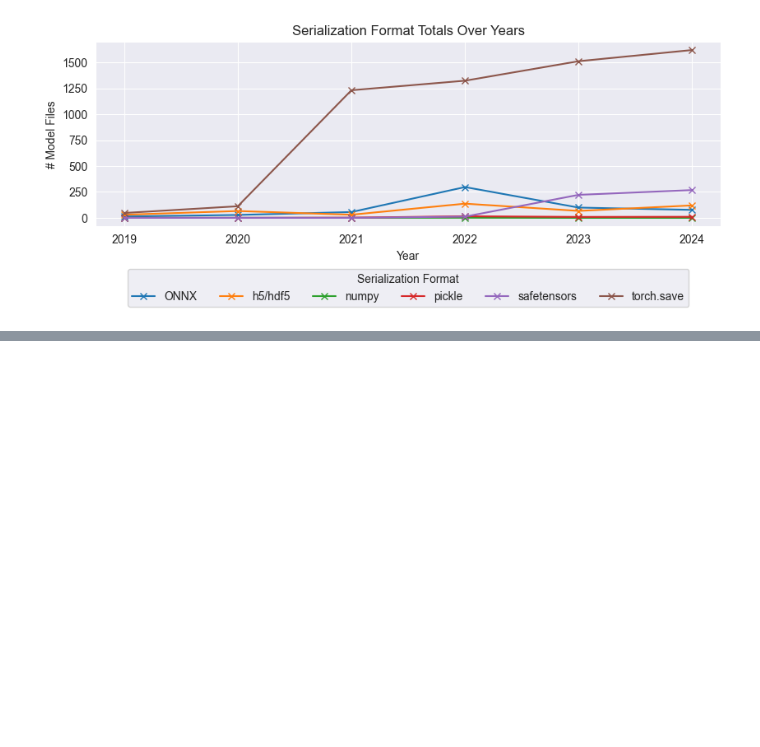
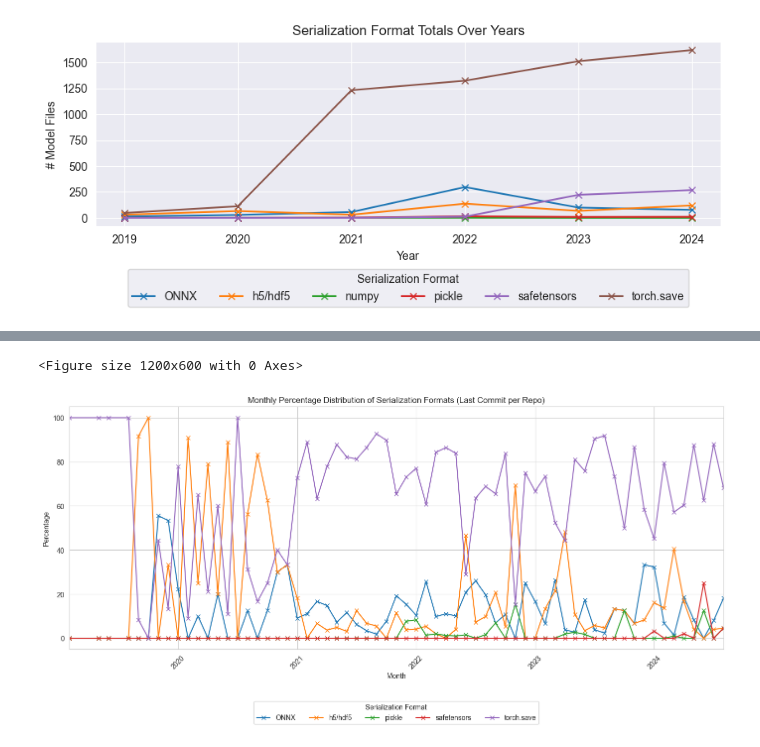
Before and after one commit to s2e-lab/model-evolution, a Jupyter notebook: scripts/notebooks/rq2_analysis.ipynb, the cells around one changed output, grey strips where cells are left out. Saved outputs shown, nothing was run; the diff lists cells and outputs as text; code cells hidden in the pictures; blank space fills up the shorter version.

```diff
--- a/scripts/notebooks/rq2_analysis.ipynb
+++ b/scripts/notebooks/rq2_analysis.ipynb
@@ -133,0 +176,36 @@ plt.show()
+# %%
+# Calculate the percentage distribution instead of raw counts
+serialization_percentage_distribution = serialization_distribution.div(serialization_distribution.sum(axis=1), axis=0) * 100
+# Exclude 'undetermined' serialization format
+serialization_percentage_distribution = serialization_percentage_distribution.drop(columns=['undetermined'], errors='ignore')
+
+
+# # Plotting the percentage distribution using a line chart
+# plt.figure(figsize=(12, 6))
+# serialization_percentage_distribution.plot(kind='line', marker='x', figsize=(14, 7))
+# plt.title('Monthly Percentage Distribution of Serialization Formats (Last Commit per Repo)')
+# plt.xlabel('Month')
+# plt.ylabel('Percentage')
+# plt.xticks(rotation=45)
+# plt.grid(True)
+# plt.legend(title='Serialization Format')
+# plt.tight_layout()
+# plt.show()
+
+# Plotting the modified chart
+plt.figure(figsize=(12, 6))
+ax = serialization_percentage_distribution.plot(kind='line', marker='x', figsize=(14, 7))
+
+plt.title('Monthly Percentage Distribution of Serialization Formats (Last Commit per Repo)')
+plt.xlabel('Month')
+plt.ylabel('Percentage')
+plt.xticks(rotation=45)
+plt.grid(True)
+
+# Move the legend outside the plot
+plt.legend(title='Serialization Format', bbox_to_anchor=(0.5, -0.2), loc='upper center', ncol=6)
+plt.tight_layout()
+plt.show()
+# %% [output]
+<Figure size 1200x600 with 0 Axes>
+[figure, added]
```
Also changed, not shown: parts of 2 cells of this notebook, 10 other files.
